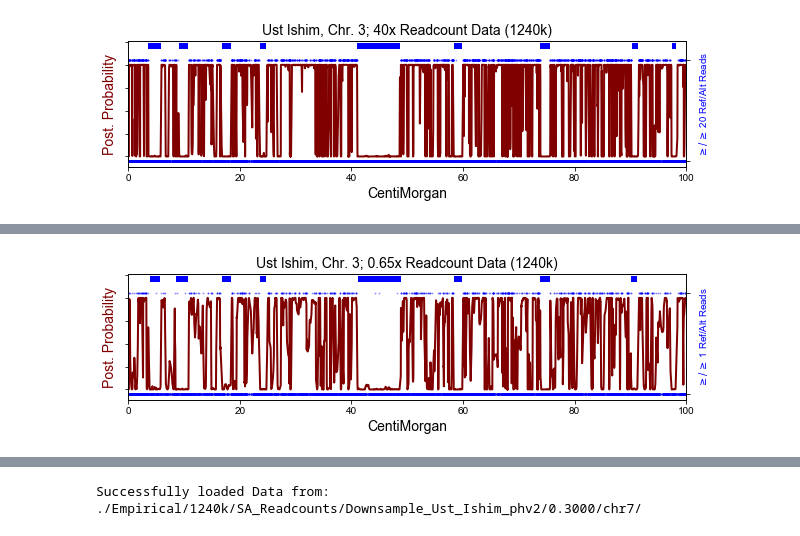
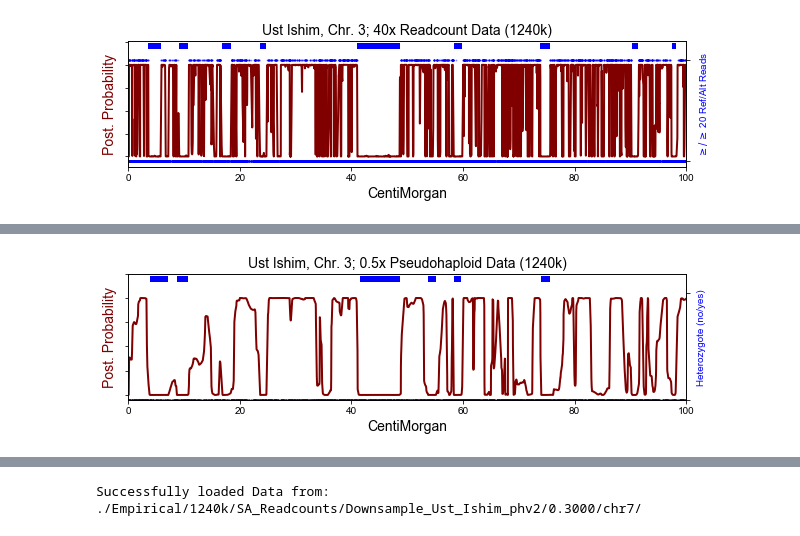
Before and after one commit to hringbauer/hapROH, a Jupyter notebook: Notebooks/Figures/plot_posterior.ipynb, the cells around one changed output, grey strips where cells are left out. Drawn from its saved outputs; the diff is of its cells as text; code cells hidden in the pictures.

```diff
--- a/Notebooks/Figures/plot_posterior.ipynb
+++ b/Notebooks/Figures/plot_posterior.ipynb
@@ -260,8 +260,9 @@ Successfully loaded Data from: ./Empirical/1240k/SA_Readcounts/Downsample_Ust_Is
 Saved figure to: ./figures/manuscript/supplement/downsampling_sa/ust_ishim_40rc.png
 [figure]
 # %%
-plot_posterior_cm(folder = "./Empirical/1240k/SA_Readcounts/Downsample_Ust_Ishim/0.0162/chr3/",
-                  savepath="./figures/manuscript/supplement/downsampling_sa/ust_ishim_065rc.png",
-                  title="Ust Ishim, Chr. 3; 0.65x Readcount Data (1240k)",
-                  empirical=True, m=1, cm_lim=[0,50], groundtruth = False, readcount=True, figsize=(10,4))   # ./Empirical/1240k/SEC002/chr20/e01/
+plot_posterior_cm(folder = "./Empirical/1240k/SA_Readcounts/Downsample_Ust_Ishim_phv2/0.3000/chr3/",
+                  savepath="./figures/manuscript/supplement/downsampling_sa/ust_ishim_05phv2.png",
+                  title="Ust Ishim, Chr. 3; 0.5x Pseudohaploid Data (1240k)",
+                  empirical=True, m=1, cm_lim=[0,100], groundtruth = False, min_cm=1,
+                  readcount=False, figsize=(10,4))   # ./Empirical/1240k/SEC002/chr20/e01/
 # %% [output]
@@ -270,2 +271,2 @@ Saved figure to: ./figures/manuscript/supplement/downsampling_sa/ust_ishim_065rc
-[figure, old version]
+[figure, new version]
 # %%
```
Also changed, not shown: parts of 5 cells of this notebook, 16 other files.
